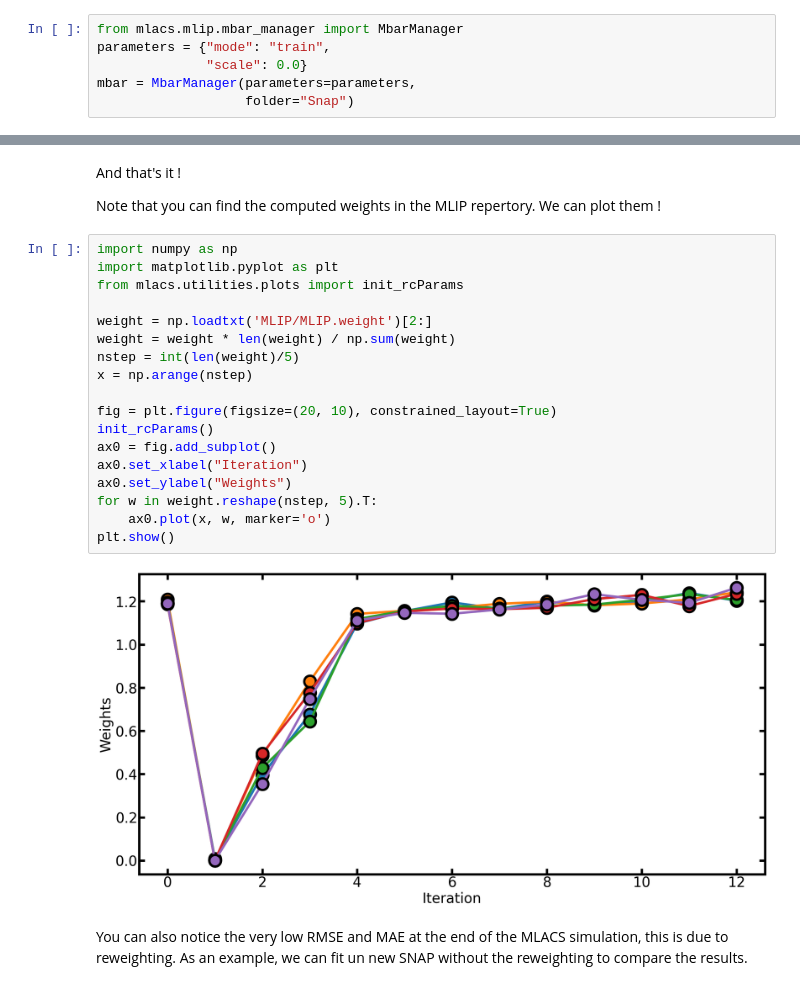
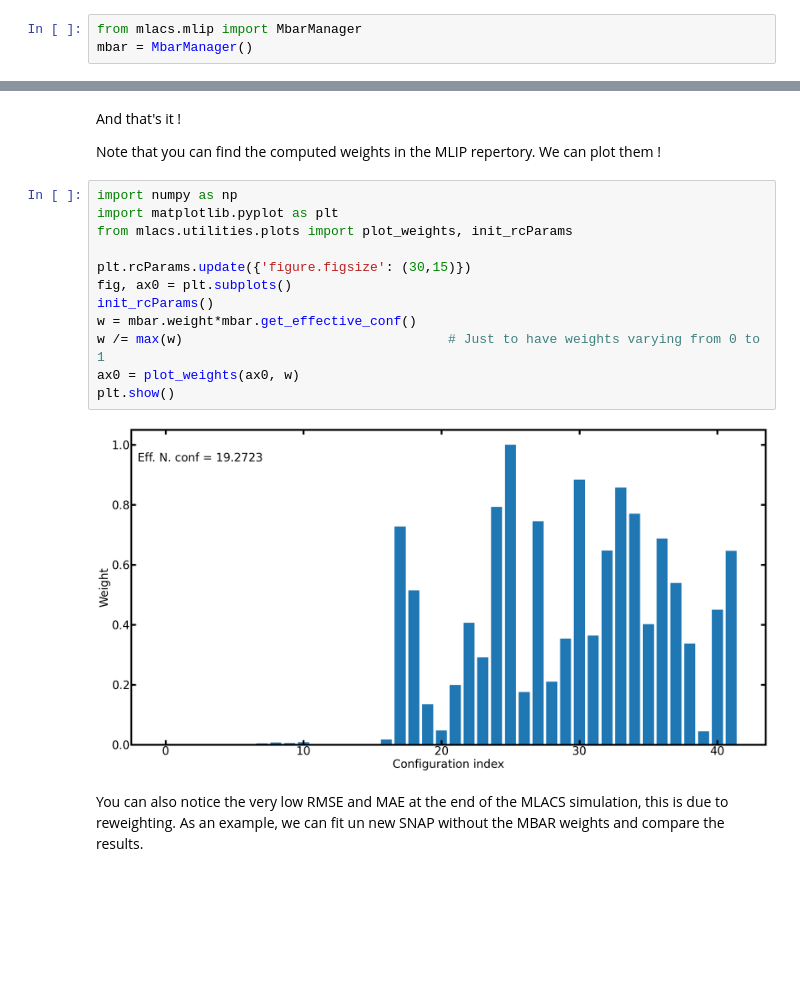
Before and after one commit to mlacs-developers/mlacs, a Jupyter notebook: tutorials/Mlacs/2_multistate_mbar/OtfMlacs_tuto2.ipynb, the cells around one changed output, grey strips where cells are left out. Cells and saved outputs as stored; diff of their text form; blank space fills up the shorter version.

```diff
--- a/tutorials/Mlacs/2_multistate_mbar/OtfMlacs_tuto2.ipynb
+++ b/tutorials/Mlacs/2_multistate_mbar/OtfMlacs_tuto2.ipynb
@@ -68,7 +65,4 @@ descriptor = SnapDescriptor(at,
 # %%
-from mlacs.mlip.mbar_manager import MbarManager
-parameters = {"mode": "train",
-              "scale": 0.0}
-mbar = MbarManager(parameters=parameters,
-                   folder="Snap")
+from mlacs.mlip import MbarManager
+mbar = MbarManager()
 # %% [markdown]
@@ -137,23 +129,17 @@ Note that you can find the computed weights in the MLIP repertory. We can plot t
 # %%
 import numpy as np
 import matplotlib.pyplot as plt
-from mlacs.utilities.plots import init_rcParams
+from mlacs.utilities.plots import plot_weights, init_rcParams
 
-weight = np.loadtxt('MLIP/MLIP.weight')[2:]
-weight = weight * len(weight) / np.sum(weight)
-nstep = int(len(weight)/5)
-x = np.arange(nstep)
-
-fig = plt.figure(figsize=(20, 10), constrained_layout=True)
+plt.rcParams.update({'figure.figsize': (30,15)})
+fig, ax0 = plt.subplots()
 init_rcParams()
-ax0 = fig.add_subplot()
-ax0.set_xlabel("Iteration")
-ax0.set_ylabel("Weights")
-for w in weight.reshape(nstep, 5).T:
-    ax0.plot(x, w, marker='o')
+w = mbar.weight*mbar.get_effective_conf()
+w /= max(w)                                  # Just to have weights varying from 0 to 1
+ax0 = plot_weights(ax0, w)
 plt.show()
 # %% [output]
-[figure, old version]
+[figure, new version]
 # %% [markdown]
 You can also notice the very low RMSE and MAE at the end of the MLACS simulation, this is due to reweighting.
-As an example, we can fit un new SNAP without the reweighting to compare the results.
+As an example, we can fit un new SNAP without the MBAR weights and compare the results.
```
Also changed, not shown: parts of 31 cells of this notebook, 1 other file.
